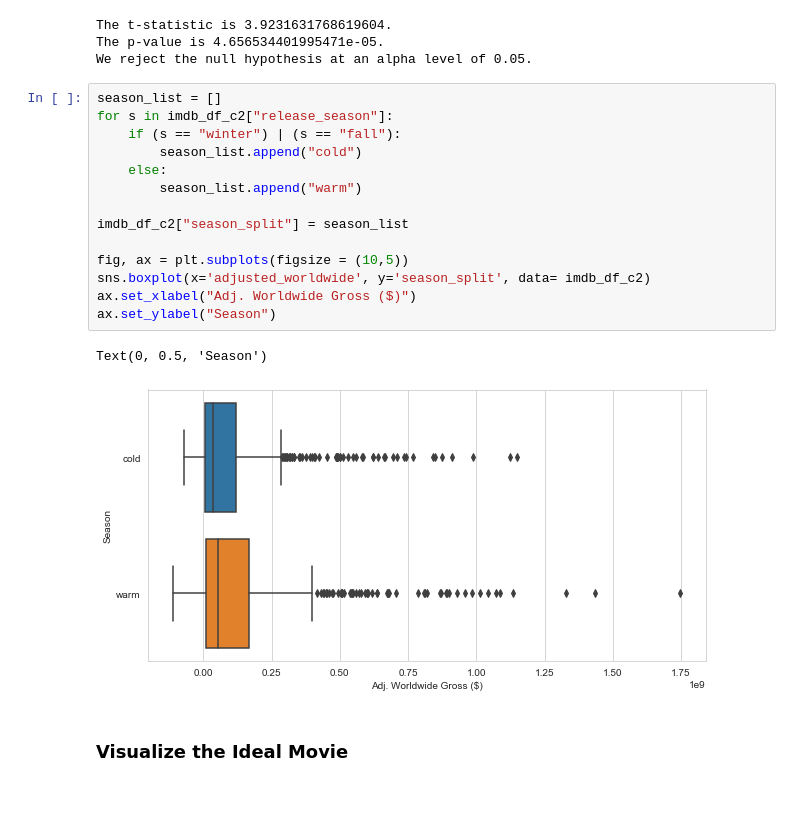
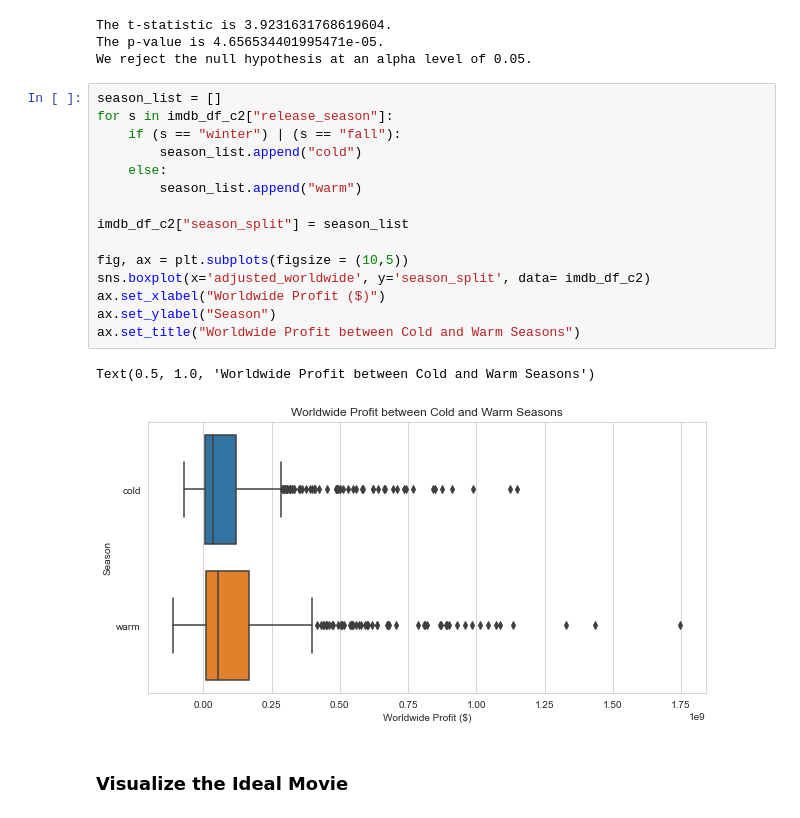
Before and after one commit to doriggs/Semester1Capstone, a Jupyter notebook: student.ipynb, the cells around one changed output. Drawn from its saved outputs; the diff is of its cells as text.

Commit message:
corrected visualizations to use worldwide profit

```diff
--- a/student.ipynb
+++ b/student.ipynb
@@ -489,20 +437,21 @@ We reject the null hypothesis at an alpha level of 0.05.
 # %%
 season_list = []
 for s in imdb_df_c2["release_season"]:
     if (s == "winter") | (s == "fall"):
         season_list.append("cold")
     else:
         season_list.append("warm")
 
 imdb_df_c2["season_split"] = season_list
 
 fig, ax = plt.subplots(figsize = (10,5))
 sns.boxplot(x='adjusted_worldwide', y='season_split', data= imdb_df_c2)
-ax.set_xlabel("Adj. Worldwide Gross ($)")
+ax.set_xlabel("Worldwide Profit ($)")
 ax.set_ylabel("Season")
+ax.set_title("Worldwide Profit between Cold and Warm Seasons")
 # %% [output]
-Text(0, 0.5, 'Season')
+Text(0.5, 1.0, 'Worldwide Profit between Cold and Warm Seasons')
-[figure, old version]
+[figure, new version]
 # %% [markdown]
 ### Visualize the Ideal Movie
 # %%
```
Also changed, not shown: parts of 30 cells of this notebook.
